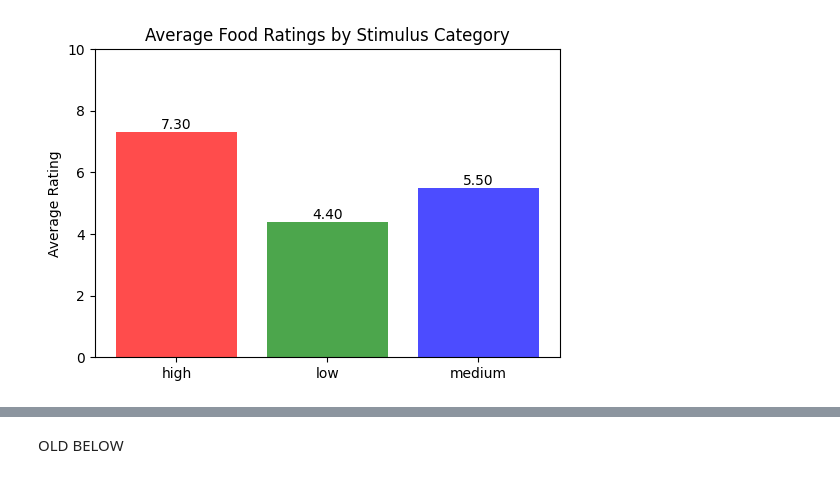
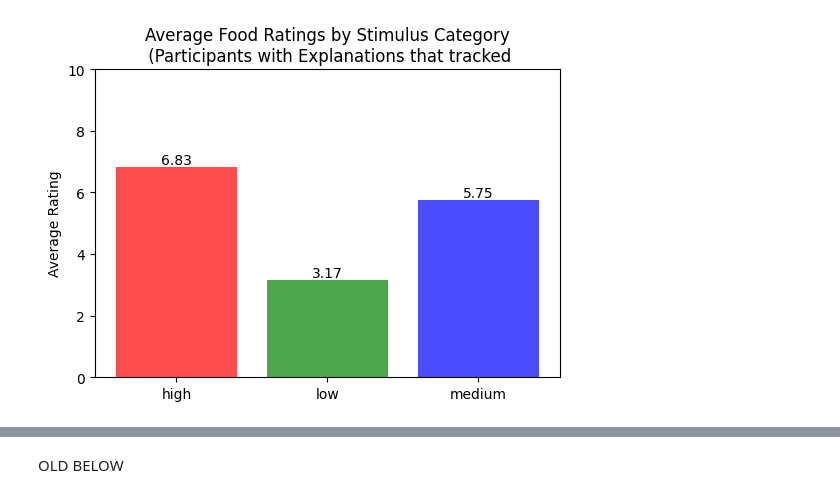
Before and after one commit to sebmonte/Prediction-Accomodation-Exp, a Jupyter notebook: Analysis/PrePilotAcc_Clean.ipynb, the cells around one changed output, grey strips where cells are left out. Drawn from its saved outputs; the diff is of its cells as text; code cells hidden in the pictures.

```diff
--- a/Analysis/PrePilotAcc_Clean.ipynb
+++ b/Analysis/PrePilotAcc_Clean.ipynb
@@ -103,9 +103,12 @@ print(df_all)
 # %%
-participant_id = '005'
+participant_id = '006'
 
 row = df_all[df_all['participant'] == participant_id]
 
 free_texts = row['free_texts'].iloc[0]
+feedback = row['feedback'].iloc[0]
 print(f"Free text responses for participant {participant_id}:")
 for i, text in enumerate(free_texts, 1):
     print(f"Response {i}: {text}")
+
+print(f"\nFeedback for participant {participant_id}: {feedback}")
@@ -139,30 +125,36 @@ plt.show()
-# %%
-all_trials = []
-for i in df_all['participant']:
-    trial_order = df_all[df_all['participant'] == i]['image_order'].iloc[0]
-    ratings = df_all[df_all['participant'] == i]['ratings'].iloc[0]
-    categories = df_all[df_all['participant'] == i]['categories'].iloc[0]
-    df_participant = pd.DataFrame({
-        'participant': i,
-        'trial_order': trial_order,
-        'ratings': ratings,
-        'categories': categories
-    })
-    all_trials.append(df_participant)
-
-df_average = pd.concat(all_trials, ignore_index=True)
-
-
-avg_ratings = df_average.groupby('categories')['ratings'].mean()
-
-plt.figure(figsize=(6,4))
-bars = plt.bar(avg_ratings.index, avg_ratings.values, color=['red','green','blue'], alpha=0.7)
-for bar in bars:
-    plt.text(bar.get_x() + bar.get_width()/2, bar.get_height() + 0.1,
-             f"{bar.get_height():.2f}", ha='center')
-plt.ylabel('Average Rating')
-plt.title('Average Food Ratings by Stimulus Category')
-plt.ylim(0, 10)
-plt.show()
-# %% [output]
-[figure, removed]
+# %%
+def AverageFoodCalclator(participants_to_use):
+    df_subset = df_all[df_all['participant'].isin(participants_to_use)]
+    all_trials = []
+    for i in df_subset['participant']:
+        trial_order = df_subset[df_subset['participant'] == i]['image_order'].iloc[0]
+        ratings = df_subset[df_subset['participant'] == i]['ratings'].iloc[0]
+        categories = df_subset[df_subset['participant'] == i]['categories'].iloc[0]
+
+        df_participant = pd.DataFrame({
+            'participant': i,
+            'trial_order': trial_order,
+            'ratings': ratings,
+            'categories': categories
+        })
+        all_trials.append(df_participant)
+    df_average = pd.concat(all_trials, ignore_index=True)
+    avg_ratings = df_average.groupby('categories')['ratings'].mean()
+    return avg_ratings
+
+participants_to_use = df_all['participant'].tolist()
+participants_to_use = ['002', '003', '004']
+avg_ratings = AverageFoodCalclator(participants_to_use)
+
+plt.figure(figsize=(6,4))
+bars = plt.bar(avg_ratings.index, avg_ratings.values, color=['red','green','blue'], alpha=0.7)
+for bar in bars:
+    plt.text(bar.get_x() + bar.get_width()/2, bar.get_height() + 0.1,
+             f"{bar.get_height():.2f}", ha='center')
+plt.ylabel('Average Rating')
+plt.title('Average Food Ratings by Stimulus Category\n (Participants with Explanations that tracked')
+plt.ylim(0, 10)
+plt.savefig('PrePilotPlots/FoodRatings.png')
+plt.show()
+# %% [output]
+[figure, added]
```
Also changed, not shown: parts of 6 cells of this notebook, 8 other files.
